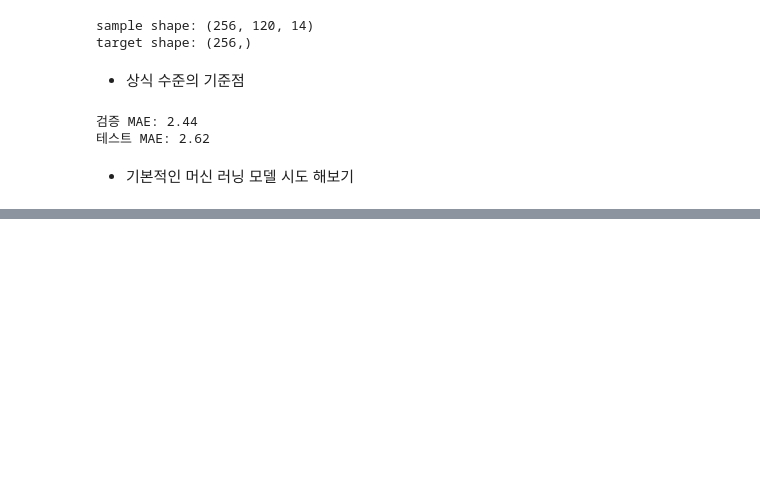
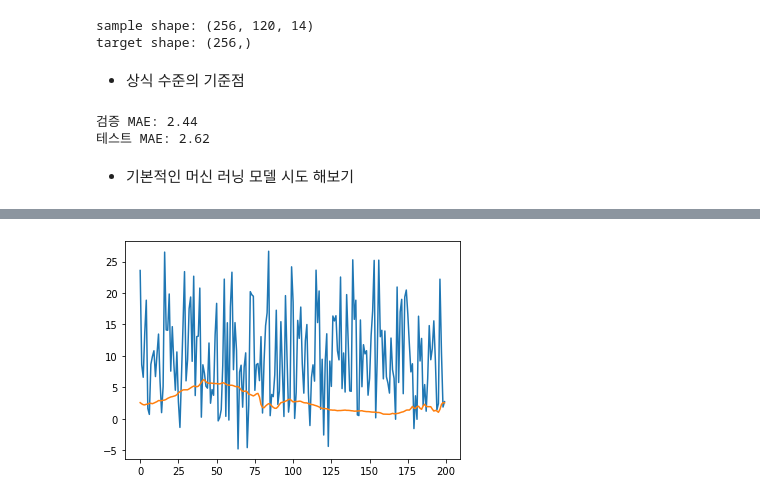
Before and after one commit to meticulousdev/Keras, a Jupyter notebook: code_2nd/chap10/dl_for_timeseries.ipynb, the cells around one changed output, grey strips where cells are left out. Drawn from its saved outputs; the diff is of its cells as text; code cells hidden in the pictures; blank space fills up the shorter version.

```diff
--- a/code_2nd/chap10/dl_for_timeseries.ipynb
+++ b/code_2nd/chap10/dl_for_timeseries.ipynb
@@ -270,0 +392,3 @@ plt.show()
+# %%
+model = keras.models.load_model("jena_lstm_221117.keras")
+print(f"테스트 MAE: {model.evaluate(test_dataset)[1]:.2f}")
@@ -270,0 +458,7 @@ plt.show()
+# %%
+plt.figure()
+plt.plot(pred_test[:200])
+plt.plot(y_test[:200])
+plt.show()
+# %% [output]
+[figure, added]
```
Also changed, not shown: parts of 22 cells of this notebook, 2 other files.
